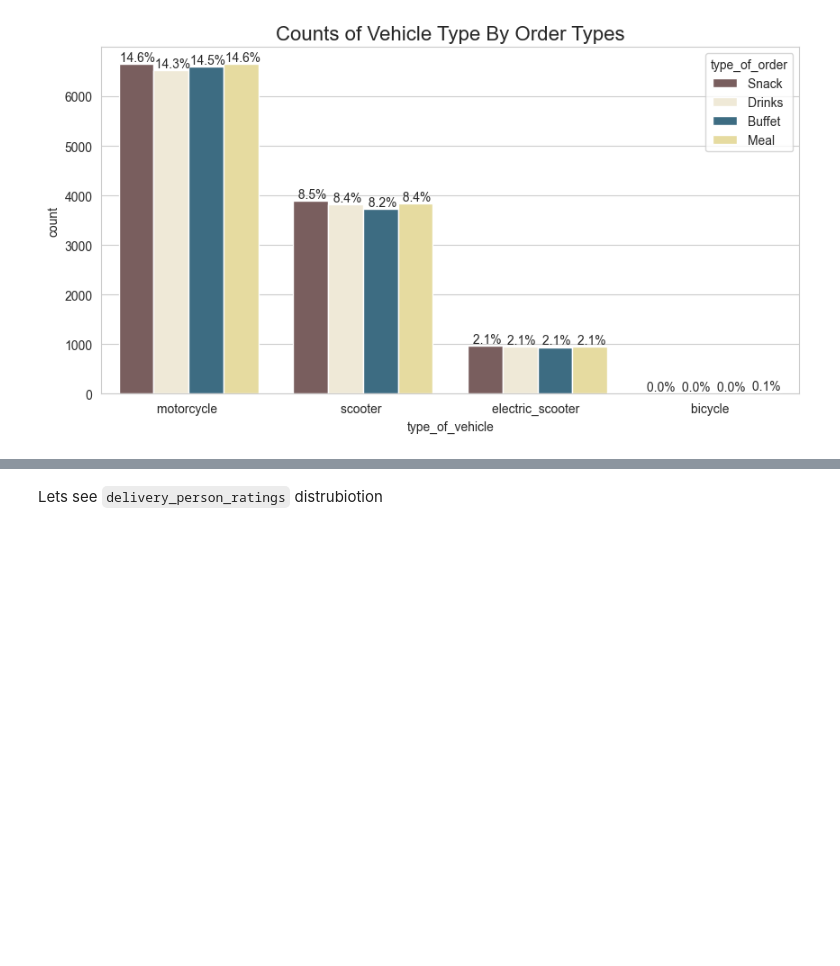
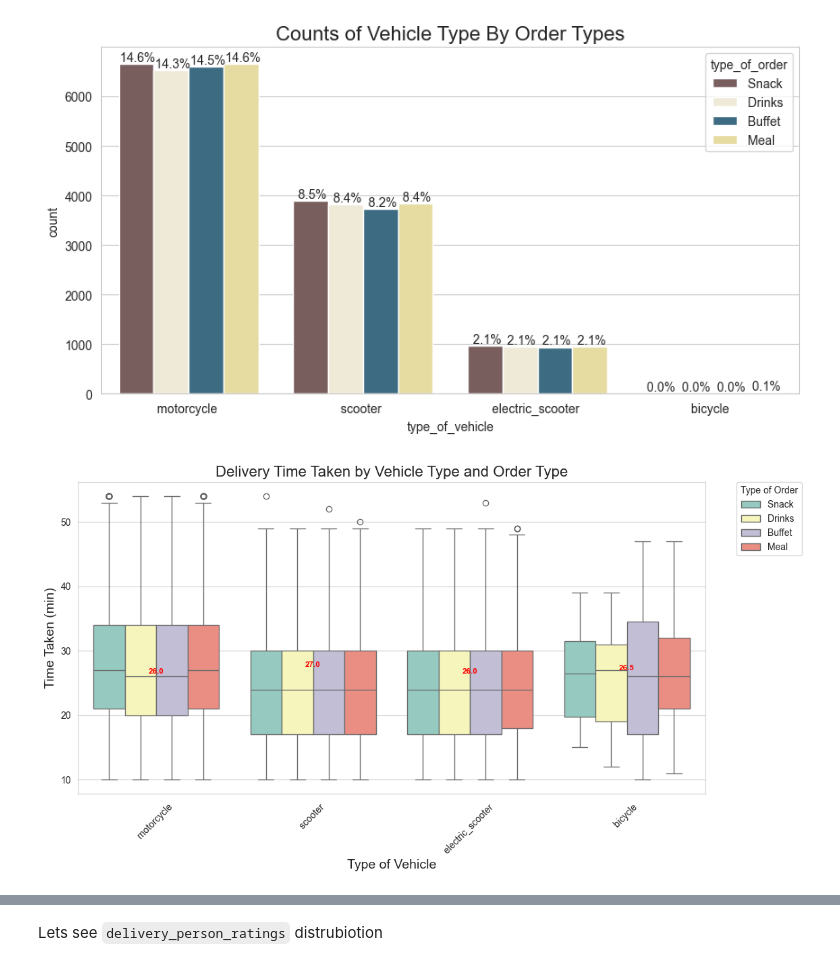
Before and after one commit to MrRezamo/Food_Delivery_Time_Prediction, a Jupyter notebook: Project/Main_Project.ipynb, the cells around one changed output, grey strips where cells are left out. Cells and saved outputs as stored; diff of their text form; code cells hidden in the pictures; blank space fills up the shorter version.

```diff
--- a/Project/Main_Project.ipynb
+++ b/Project/Main_Project.ipynb
@@ -165,3 +165,33 @@ countplot(
 );
 # %% [output]
 [figure]
+# %%
+plt.figure(figsize=(12, 6))
+
+box = sns.boxplot(
+    data=data,
+    x='type_of_vehicle',
+    y='time_taken(min)',
+    hue='type_of_order',
+    palette='Set3',
+)
+
+plt.xlabel('Type of Vehicle', fontsize=14)
+plt.ylabel('Time Taken (min)', fontsize=14)
+plt.title('Delivery Time Taken by Vehicle Type and Order Type', fontsize=16)
+
+plt.xticks(rotation=45)
+
+plt.legend(title='Type of Order', bbox_to_anchor=(1.05, 1), loc=2, borderaxespad=0.)
+
+medians = data.groupby(['type_of_vehicle', 'type_of_order'])['time_taken(min)'].median().values
+median_labels = [str(np.round(s, 2)) for s in medians]
+
+pos = range(len(medians))
+for tick, label in zip(pos, box.get_xticklabels()):
+    box.text(pos[tick], medians[tick] + 0.5, median_labels[tick],
+             horizontalalignment='center', size='small', color='r', weight='semibold')
+
+plt.show()
+# %% [output]
+[figure, added]
```
Also changed, not shown: parts of 3 cells of this notebook.
